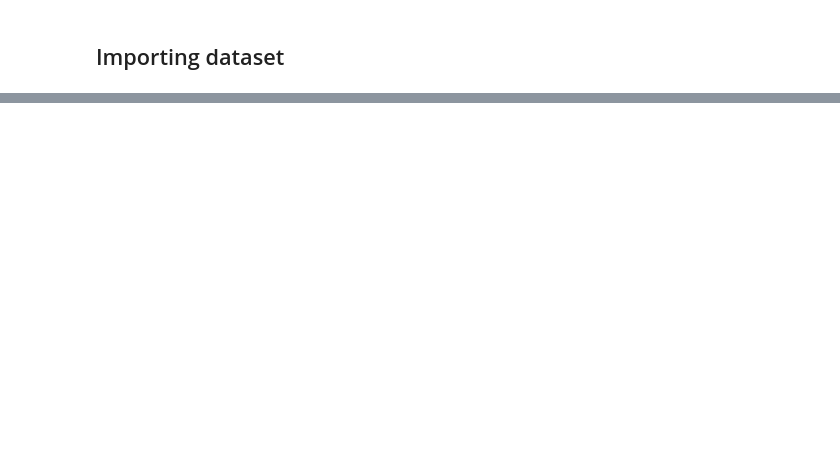
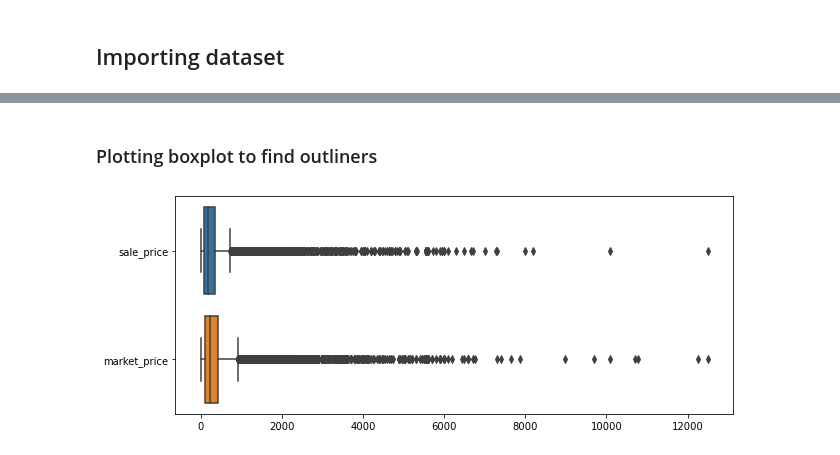
Before and after one commit to Ritzxk/Big-Bazaar-Products-Dataset, a Jupyter notebook: bigbazaar/BigBazaar eda project.ipynb, the cells around one changed output, grey strips where cells are left out. Saved outputs shown, nothing was run; the diff lists cells and outputs as text; code cells hidden in the pictures; blank space fills up the shorter version.

```diff
--- a/bigbazaar/BigBazaar eda project.ipynb
+++ b/bigbazaar/BigBazaar eda project.ipynb
@@ -84,0 +163,2 @@ df.drop(["description"],axis=1,inplace=True)
+# %%
+df.drop_duplicates(inplace=True)
@@ -96,3 +182 @@ rating          8626
 dtype: int64
-# %%
-df=df.dropna()
@@ -124,0 +208,2 @@ dtype: int64
+# %%
+df.dropna(subset=["product","brand"],inplace=True)
@@ -124,0 +247,2 @@ dtype: int64
+# %%
+df['discount']=(df['market_price']-df['sale_price'])/df['market_price']*100
@@ -124,0 +272,8 @@ dtype: int64
+# %% [markdown]
+### Plotting boxplot to find outliners
+# %%
+plt.figure(figsize=[10,4])
+sns.boxplot(data=df[["sale_price", "market_price"]], orient="h")
+plt.show()
+# %% [output]
+[figure, added]
```
Also changed, not shown: parts of 64 cells of this notebook.
